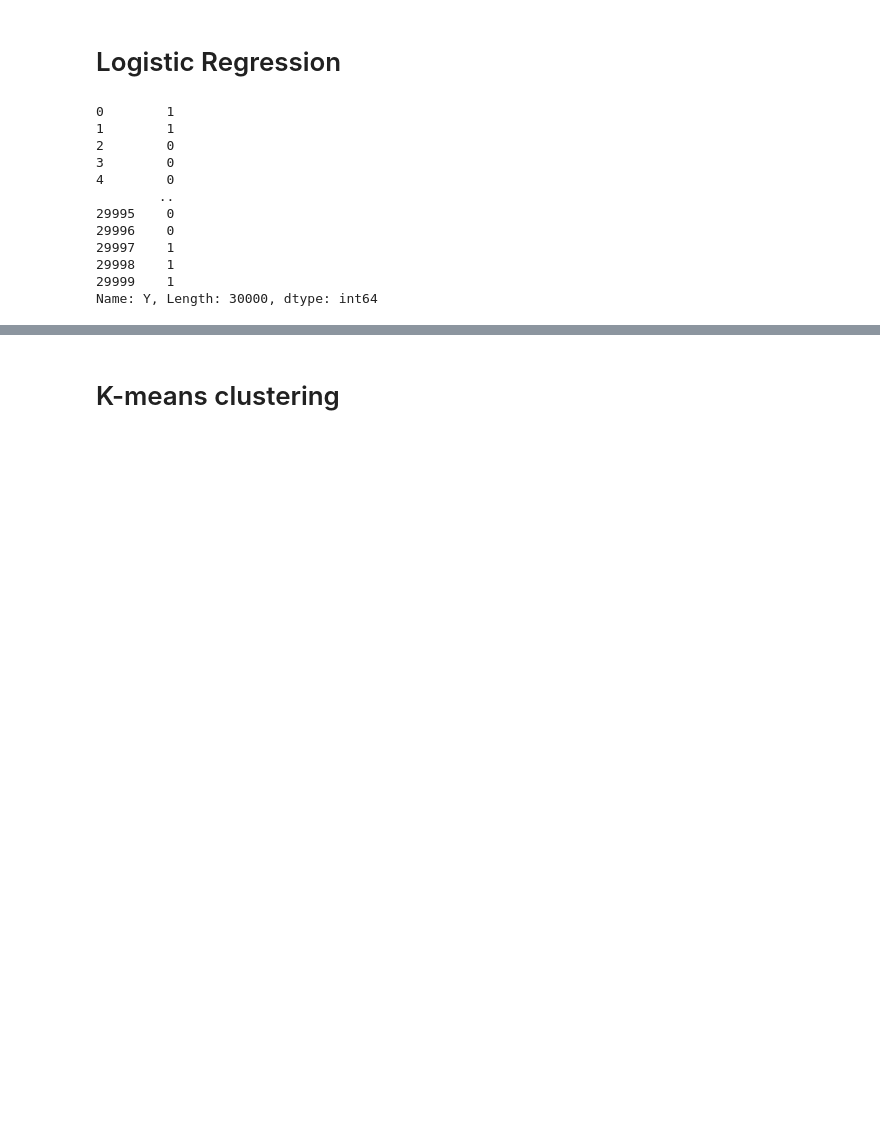
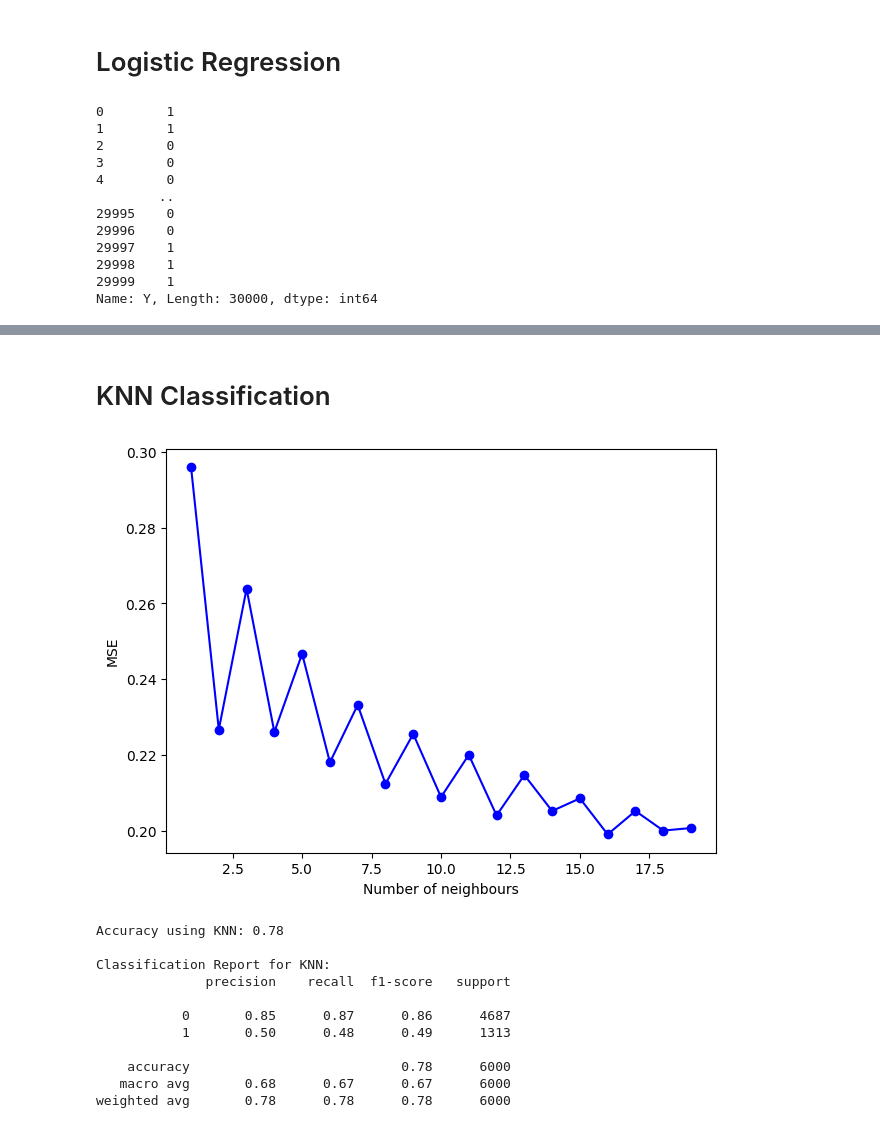
Before and after one commit to ecribbie/6912_PROJECT, a Jupyter notebook: data_analysis.ipynb, the cells around one changed output, grey strips where cells are left out. Cells and saved outputs as stored; diff of their text form; code cells hidden in the pictures; blank space fills up the shorter version.

```diff
--- a/data_analysis.ipynb
+++ b/data_analysis.ipynb
@@ -157,5 +157,60 @@ Classification Report:
     accuracy                           0.81      6000
    macro avg       0.72      0.66      0.68      6000
 weighted avg       0.79      0.81      0.80      6000
-# %% [markdown]
-# K-means clustering
+# %% [markdown]
+# KNN Classification
+# %%
+from sklearn.neighbors import KNeighborsClassifier
+from sklearn.metrics import mean_squared_error
+from math import sqrt
+import matplotlib.pyplot as plt
+
+# Elbow method to get the optimal number of Neighbours
+mse = {}
+for i in range(1, 20):
+  knn_model = KNeighborsClassifier(n_neighbors=i)
+  knn_model.fit(X_train, Y_train)
+  Y_knn_preds = knn_model.predict(X_test)
+  mse[i] = mean_squared_error(Y_test, Y_knn_preds)
+  # rmse[i] = sqrt(mse)
+  # print("n = " + str(i) + " : " + str(mse[i]))
+
+
+# Plot the figure
+fig = plt.figure()
+plt.plot(mse.keys(), mse.values(), '-bo')
+plt.xlabel('Number of neighbours')
+plt.ylabel('MSE')
+plt.tight_layout()
+plt.show()
+
+# Initiate a KNN Classifier model with 3 neighbours
+k = 11
+knn_model = KNeighborsClassifier(n_neighbors=k)
+
+# Train the KNN model
+knn_model.fit(X_train, Y_train)
+
+# Make predictions using the test data
+Y_knn_preds = knn_model.predict(X_test)
+
+# Evaluate the Kmeans model
+accuracy = accuracy_score(Y_test, Y_knn_preds)
+print("Accuracy using KNN:", accuracy)
+
+# Print classification report
+print("\nClassification Report for KNN:")
+print(classification_report(Y_test, Y_knn_preds))
+# %% [output]
+[figure, added]
+Accuracy using KNN: 0.78
+
+Classification Report for KNN:
+              precision    recall  f1-score   support
+
+           0       0.85      0.87      0.86      4687
+           1       0.50      0.48      0.49      1313
+
+    accuracy                           0.78      6000
+   macro avg       0.68      0.67      0.67      6000
+weighted avg       0.78      0.78      0.78      6000
```
Also changed, not shown: parts of 4 cells of this notebook.
